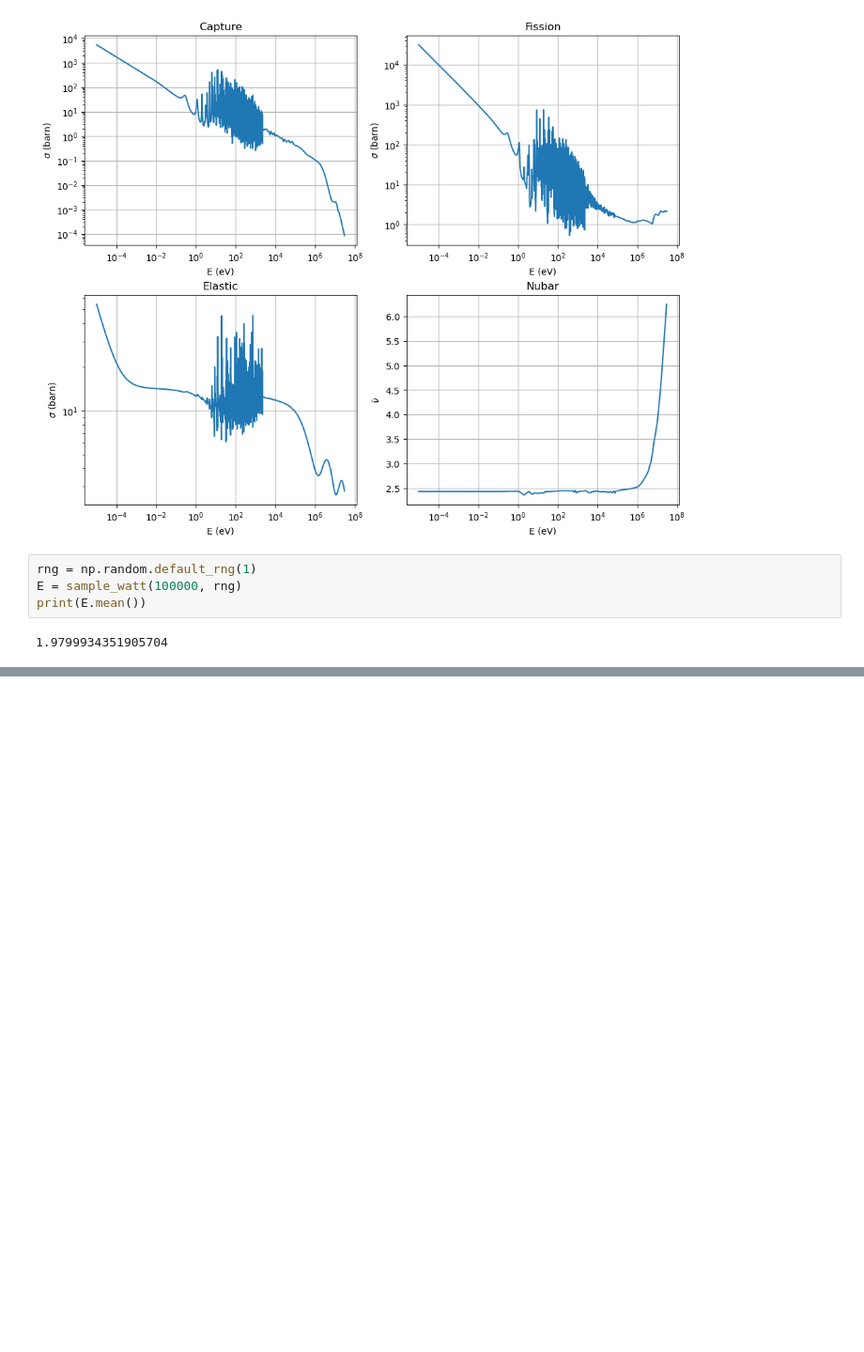
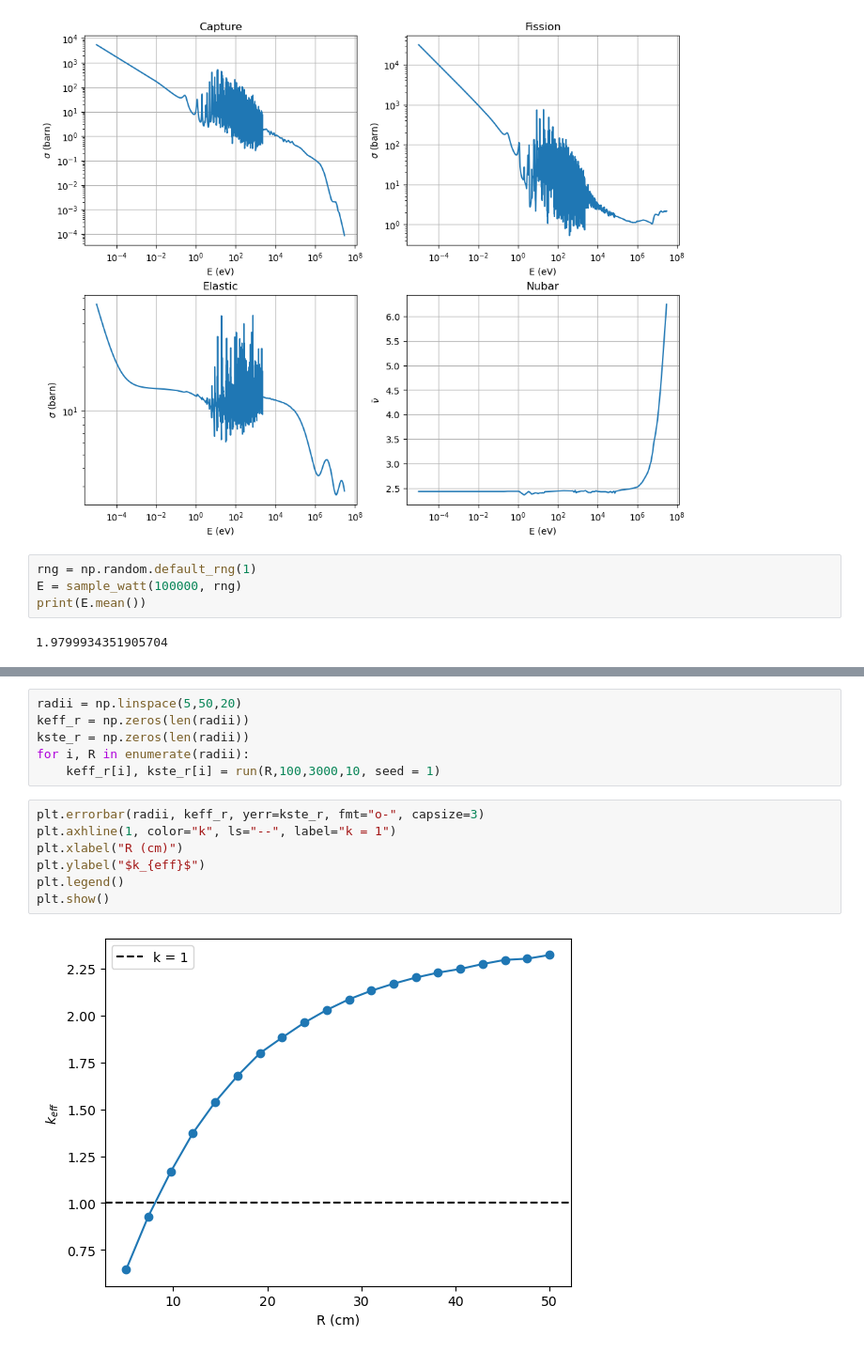
Before and after one commit to Ben0-0/IAEA_Reactor-Physics, a Jupyter notebook: HomeAssignments/HA2/HA2-2.ipynb, the cells around one changed output, grey strips where cells are left out. Shown at 94% size. Drawn from its saved outputs; the diff is of its cells as text; blank space fills up the shorter version.

```diff
--- a/HomeAssignments/HA2/HA2-2.ipynb
+++ b/HomeAssignments/HA2/HA2-2.ipynb
@@ -275,0 +309,15 @@ print(len(track_generation(src, 0.01, rng)) / NPG)     # tiny R: should be ~0
+# %%
+radii = np.linspace(5,50,20)
+keff_r = np.zeros(len(radii))
+kste_r = np.zeros(len(radii))
+for i, R in enumerate(radii):
+    keff_r[i], kste_r[i] = run(R,100,3000,10, seed = 1)
+# %%
+plt.errorbar(radii, keff_r, yerr=kste_r, fmt="o-", capsize=3)
+plt.axhline(1, color="k", ls="--", label="k = 1")
+plt.xlabel("R (cm)")
+plt.ylabel("$k_{eff}$")
+plt.legend()
+plt.show()
+# %% [output]
+[figure, added]
```
Also changed, not shown: parts of 7 cells of this notebook.
